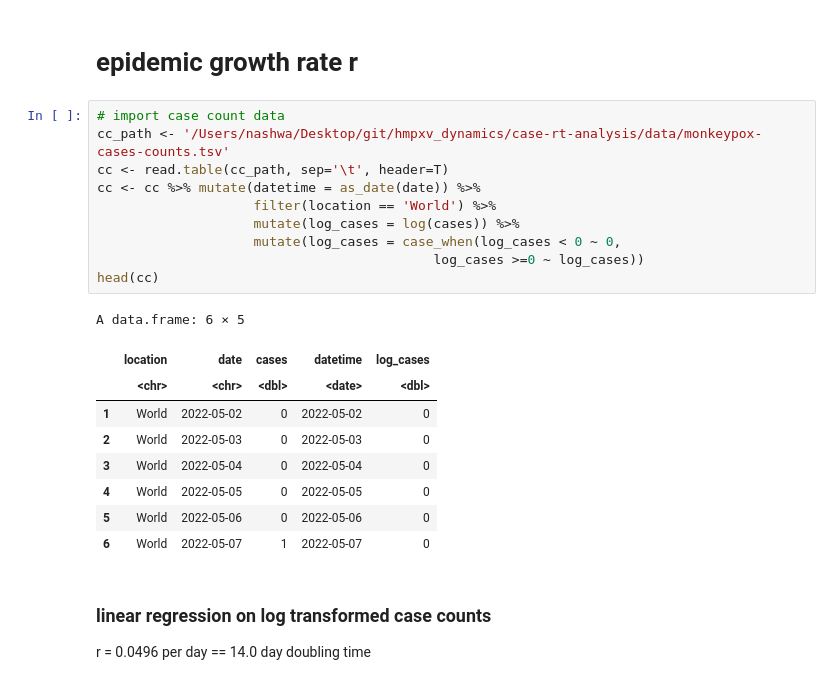
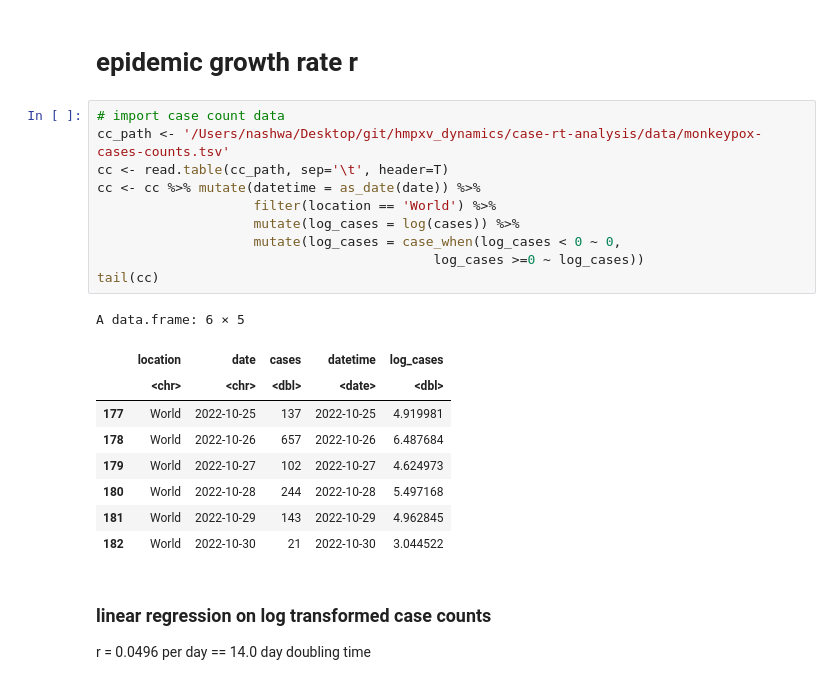
Before and after one commit to blab/mpox-dynamics, a Jupyter notebook: scripts/netau.ipynb, the cells around one changed output. Saved outputs shown, nothing was run; the diff lists cells and outputs as text.

```diff
--- a/scripts/netau.ipynb
+++ b/scripts/netau.ipynb
@@ -219,23 +335,23 @@ A data.frame: 6 × 24
 # %%
 # import case count data
 cc_path <- '/Users/nashwa/Desktop/git/hmpxv_dynamics/case-rt-analysis/data/monkeypox-cases-counts.tsv'
 cc <- read.table(cc_path, sep='\t', header=T)
 cc <- cc %>% mutate(datetime = as_date(date)) %>%
                     filter(location == 'World') %>%
                     mutate(log_cases = log(cases)) %>%
                     mutate(log_cases = case_when(log_cases < 0 ~ 0,
                                            log_cases >=0 ~ log_cases))
-head(cc)
+tail(cc)
 # %% [output]
 A data.frame: 6 × 5
 |  | location | date | cases | datetime | log_cases |
 |  | <chr> | <chr> | <dbl> | <date> | <dbl> |
-| 1 | World | 2022-05-02 | 0 | 2022-05-02 | 0 |
-| 2 | World | 2022-05-03 | 0 | 2022-05-03 | 0 |
-| 3 | World | 2022-05-04 | 0 | 2022-05-04 | 0 |
-| 4 | World | 2022-05-05 | 0 | 2022-05-05 | 0 |
-| 5 | World | 2022-05-06 | 0 | 2022-05-06 | 0 |
-| 6 | World | 2022-05-07 | 1 | 2022-05-07 | 0 |
+| 177 | World | 2022-10-25 | 137 | 2022-10-25 | 4.919981 |
+| 178 | World | 2022-10-26 | 657 | 2022-10-26 | 6.487684 |
+| 179 | World | 2022-10-27 | 102 | 2022-10-27 | 4.624973 |
+| 180 | World | 2022-10-28 | 244 | 2022-10-28 | 5.497168 |
+| 181 | World | 2022-10-29 | 143 | 2022-10-29 | 4.962845 |
+| 182 | World | 2022-10-30 | 21 | 2022-10-30 | 3.044522 |
 # %% [markdown]
 ### linear regression on log transformed case counts
 r = 0.0496 per day == 14.0 day doubling time
```
Also changed, not shown: parts of 53 cells of this notebook, 41 other files.
